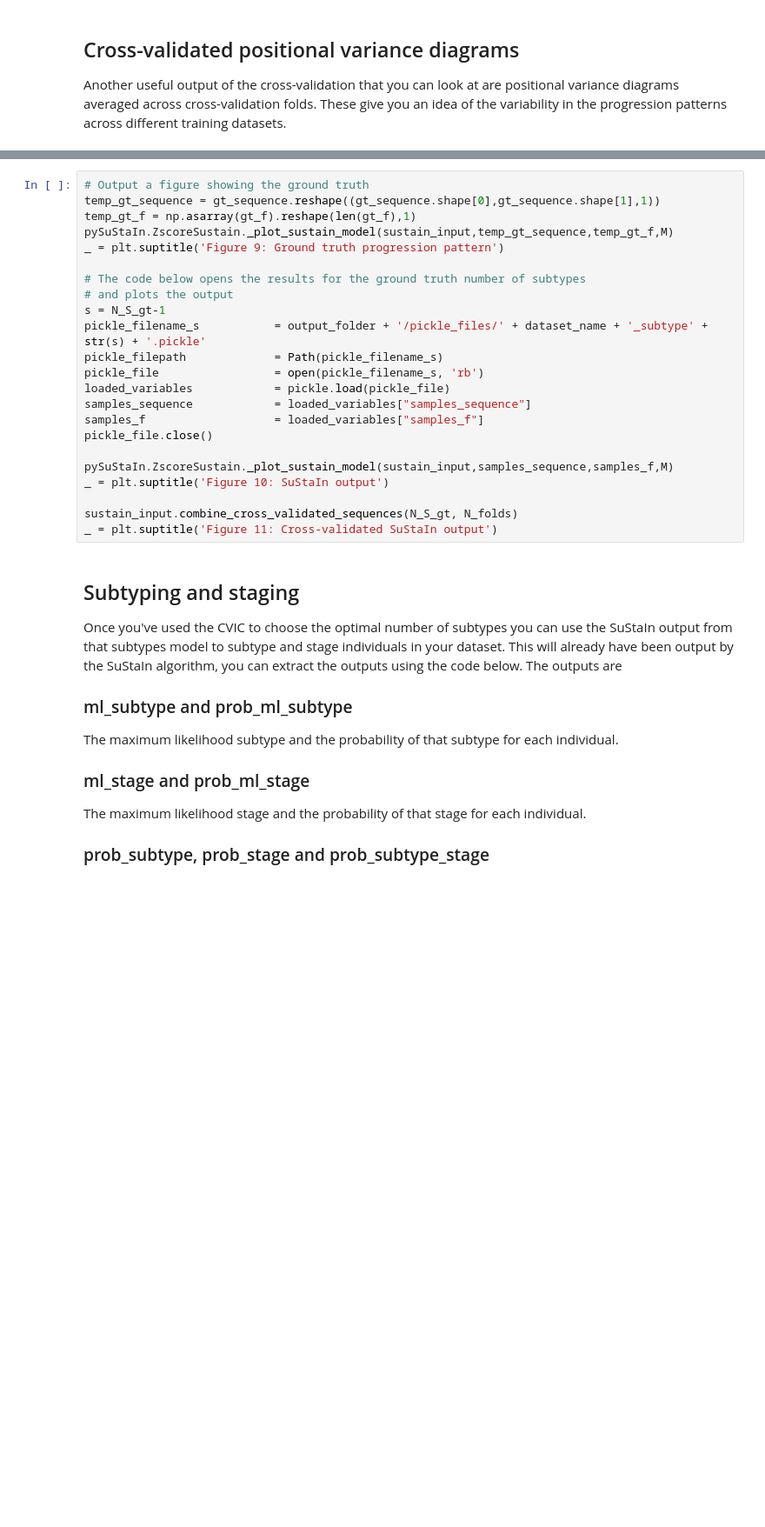
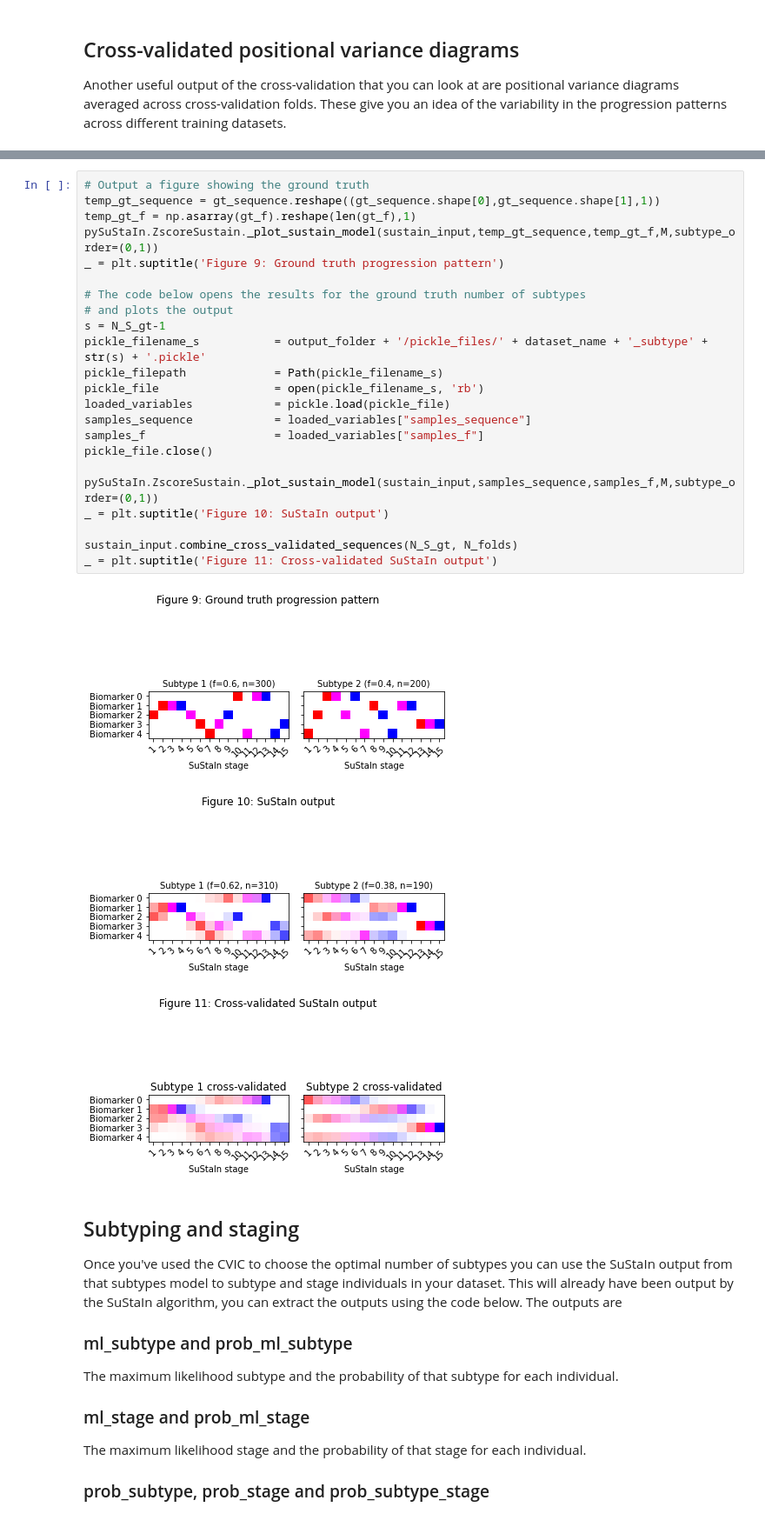
Before and after one commit to ucl-pond/pySuStaIn, a Jupyter notebook: notebooks/SuStaIn tutorial using simulated data.ipynb, the cells around one changed output, grey strips where cells are left out. Shown at 87% size. Cells and saved outputs as stored; diff of their text form; blank space fills up the shorter version.

```diff
--- a/notebooks/SuStaIn tutorial using simulated data.ipynb
+++ b/notebooks/SuStaIn tutorial using simulated data.ipynb
@@ -587,26 +649,30 @@ for i in range(N_S_max):
 # %%
 # Output a figure showing the ground truth
 temp_gt_sequence = gt_sequence.reshape((gt_sequence.shape[0],gt_sequence.shape[1],1))
 temp_gt_f = np.asarray(gt_f).reshape(len(gt_f),1)
-pySuStaIn.ZscoreSustain._plot_sustain_model(sustain_input,temp_gt_sequence,temp_gt_f,M)
+pySuStaIn.ZscoreSustain._plot_sustain_model(sustain_input,temp_gt_sequence,temp_gt_f,M,subtype_order=(0,1))
 _ = plt.suptitle('Figure 9: Ground truth progression pattern')
 
 # The code below opens the results for the ground truth number of subtypes
 # and plots the output
 s = N_S_gt-1
 pickle_filename_s           = output_folder + '/pickle_files/' + dataset_name + '_subtype' + str(s) + '.pickle'
 pickle_filepath             = Path(pickle_filename_s)
 pickle_file                 = open(pickle_filename_s, 'rb')
 loaded_variables            = pickle.load(pickle_file)
 samples_sequence            = loaded_variables["samples_sequence"]
 samples_f                   = loaded_variables["samples_f"]
 pickle_file.close()
 
-pySuStaIn.ZscoreSustain._plot_sustain_model(sustain_input,samples_sequence,samples_f,M)
+pySuStaIn.ZscoreSustain._plot_sustain_model(sustain_input,samples_sequence,samples_f,M,subtype_order=(0,1))
 _ = plt.suptitle('Figure 10: SuStaIn output')
 
 sustain_input.combine_cross_validated_sequences(N_S_gt, N_folds)
 _ = plt.suptitle('Figure 11: Cross-validated SuStaIn output')
+# %% [output]
+[figure, added]
+[figure, added]
+[figure, added]
 # %% [markdown]
 ## Subtyping and staging
 
```
Also changed, not shown: parts of 15 cells of this notebook, 2 other files.
